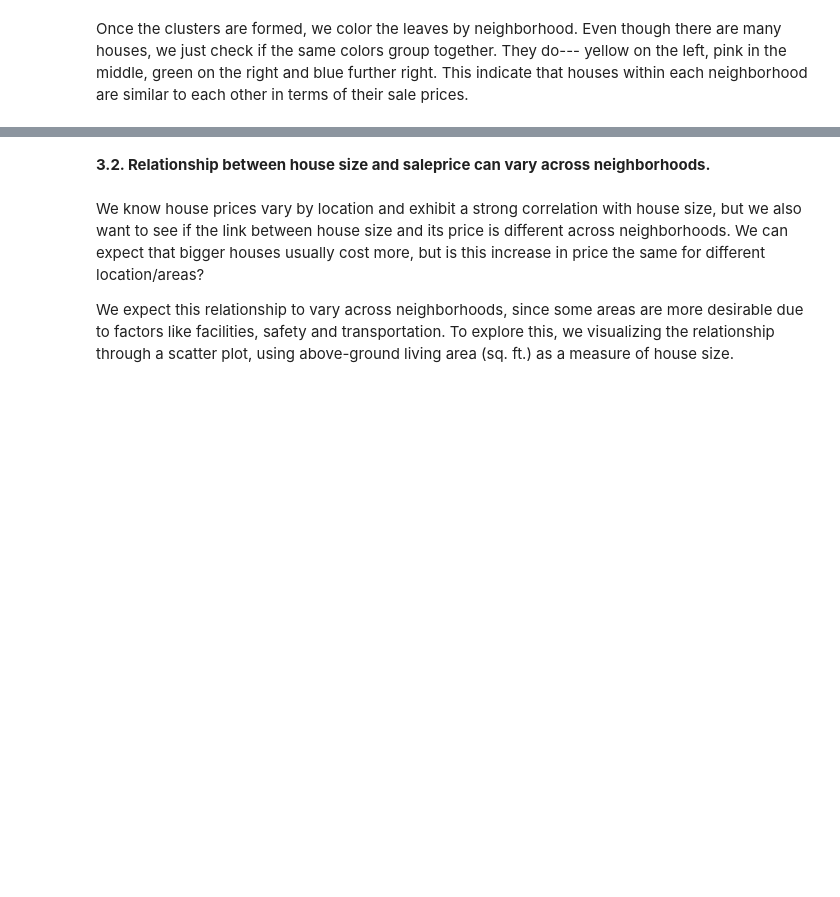
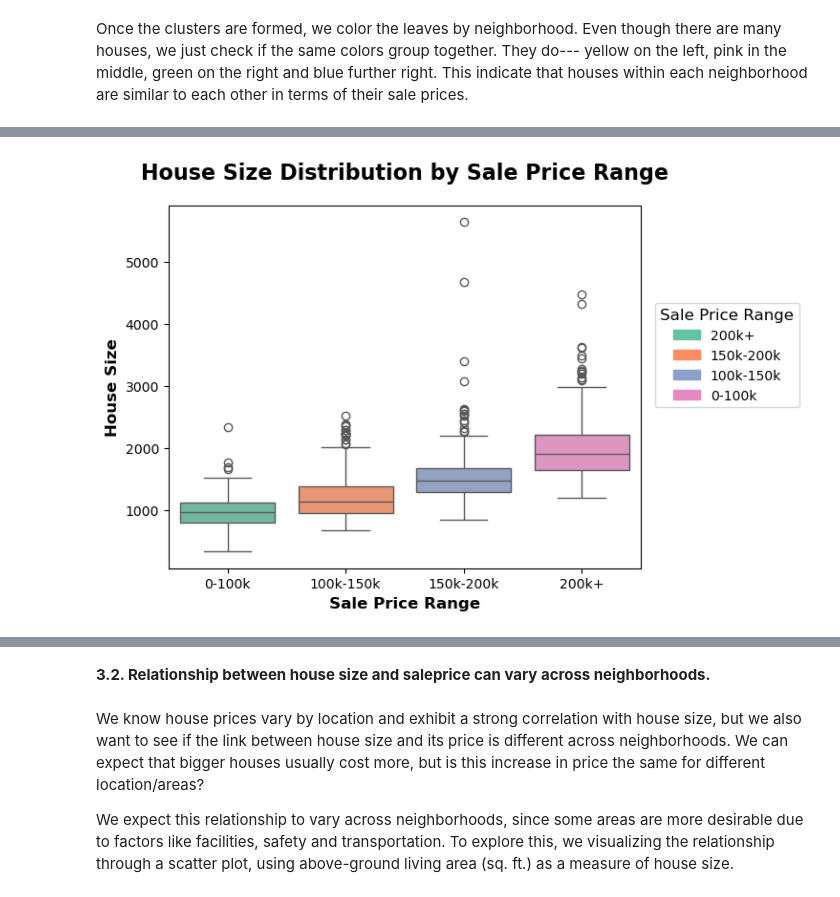
Before and after one commit to annugit1655/Real-Estate-Price-Prediction, a Jupyter notebook: Real-Estate-Price-Prediction/notebooks/EDA-house-part-1.ipynb, the cells around one changed output, grey strips where cells are left out. Cells and saved outputs as stored; diff of their text form; code cells hidden in the pictures; blank space fills up the shorter version.

```diff
--- a/Real-Estate-Price-Prediction/notebooks/EDA-house-part-1.ipynb
+++ b/Real-Estate-Price-Prediction/notebooks/EDA-house-part-1.ipynb
@@ -681,0 +735,35 @@ Once the clusters are formed, we color the leaves by neighborhood. Even though t
+# %%
+import matplotlib.patches as mpatches
+
+# Get unique categories
+categories = new_df["SalePrice_Range"].unique()
+
+# Define a color palette (Set2 or custom)
+palette = sns.color_palette("Set2", len(categories))
+
+# Create legend handles
+handles = [mpatches.Patch(color=palette[i], label=cat)
+           for i, cat in enumerate(categories)]
+
+# Plot
+plt.figure(figsize=(8,5))
+sns.boxplot(
+    data=new_df,
+    x="SalePrice_Range",
+    y="GrLivArea",
+    palette=palette
+)
+
+# Add legend
+plt.legend(handles=handles, title="Sale Price Range", title_fontsize=12, fontsize=10,
+           loc='upper right', bbox_to_anchor=(1.35, 0.75), fancybox=True)
+
+plt.title("House Size Distribution by Sale Price Range",
+          fontsize=16, fontweight="bold", y=1.05)
+plt.xlabel("Sale Price Range", fontsize=12, fontweight='bold')
+plt.ylabel("House Size", fontsize=12, fontweight='bold')
+
+plt.tight_layout()
+plt.show()
+# %% [output]
+[figure, added]
```
Also changed, not shown: parts of 17 cells of this notebook, 3 other files.
